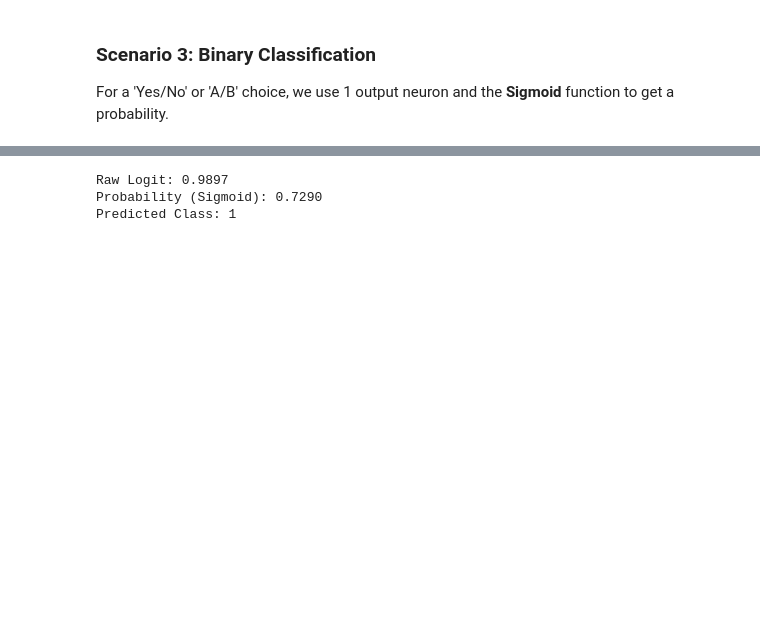
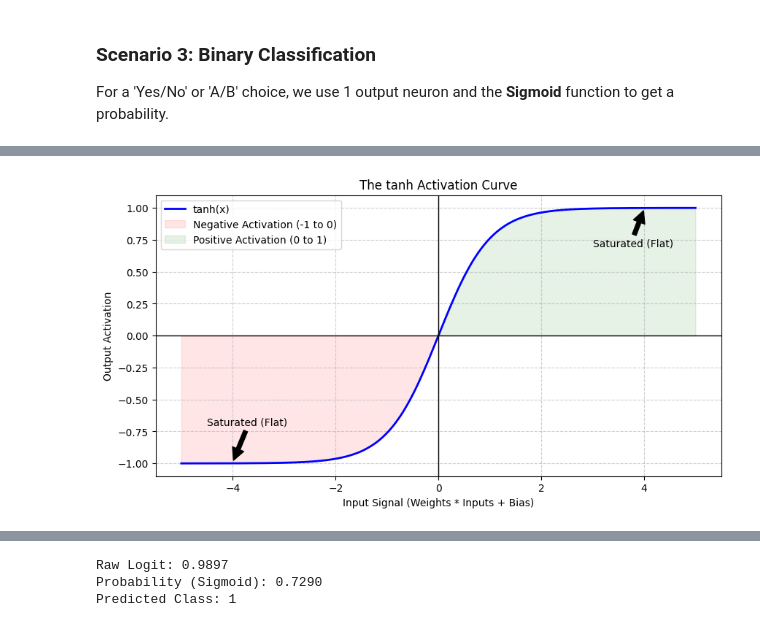
Before and after one commit to PradipBanik/Build_2026, a Jupyter notebook: Andrew_Karaoathy_summary.ipynb, the cells around one changed output, grey strips where cells are left out. Drawn from its saved outputs; the diff is of its cells as text; code cells hidden in the pictures; blank space fills up the shorter version.

```diff
--- a/Andrew_Karaoathy_summary.ipynb
+++ b/Andrew_Karaoathy_summary.ipynb
@@ -977,0 +1100,26 @@ For a 'Yes/No' or 'A/B' choice, we use 1 output neuron and the **Sigmoid** funct
+# %%
+import numpy as np
+import matplotlib.pyplot as plt
+
+x = np.linspace(-5, 5, 200)
+y = np.tanh(x)
+
+plt.figure(figsize=(10, 5))
+plt.plot(x, y, color="blue", lw=2, label="tanh(x)")
+
+# Highlight segments
+plt.fill_between(x, y, where=(x < 0), color="red", alpha=0.1, label="Negative Activation (-1 to 0)")
+plt.fill_between(x, y, where=(x > 0), color="green", alpha=0.1, label="Positive Activation (0 to 1)")
+
+plt.axhline(0, color="black", linewidth=1)
+plt.axvline(0, color="black", linewidth=1)
+plt.title("The tanh Activation Curve")
+plt.xlabel("Input Signal (Weights * Inputs + Bias)")
+plt.ylabel("Output Activation")
+plt.grid(True, linestyle="--", alpha=0.6)
+plt.legend()
+plt.annotate("Saturated (Flat)", xy=(4, 0.99), xytext=(3, 0.7), arrowprops=dict(facecolor="black", shrink=0.05))
+plt.annotate("Saturated (Flat)", xy=(-4, -0.99), xytext=(-4.5, -0.7), arrowprops=dict(facecolor="black", shrink=0.05))
+plt.show()
+# %% [output]
+[figure, added]
```
Also changed, not shown: parts of 16 cells of this notebook.
